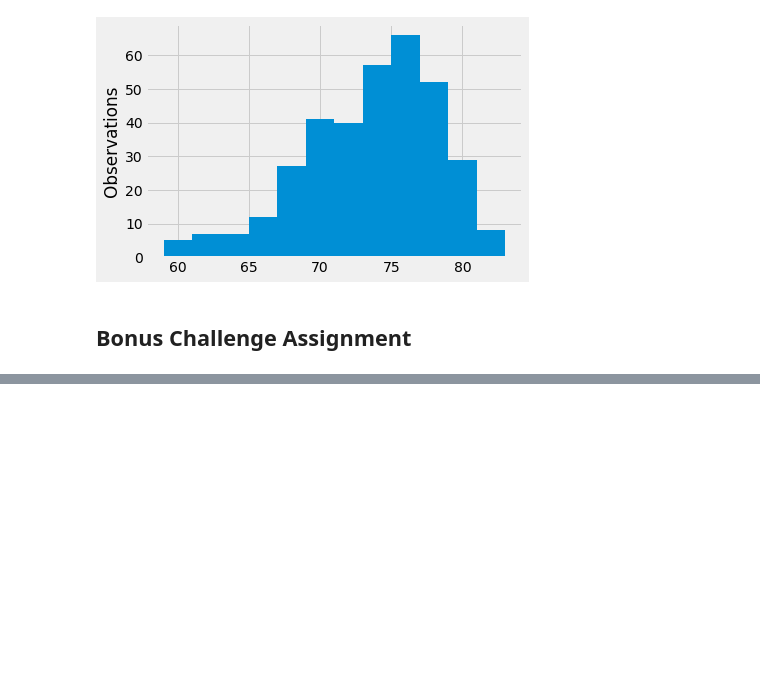
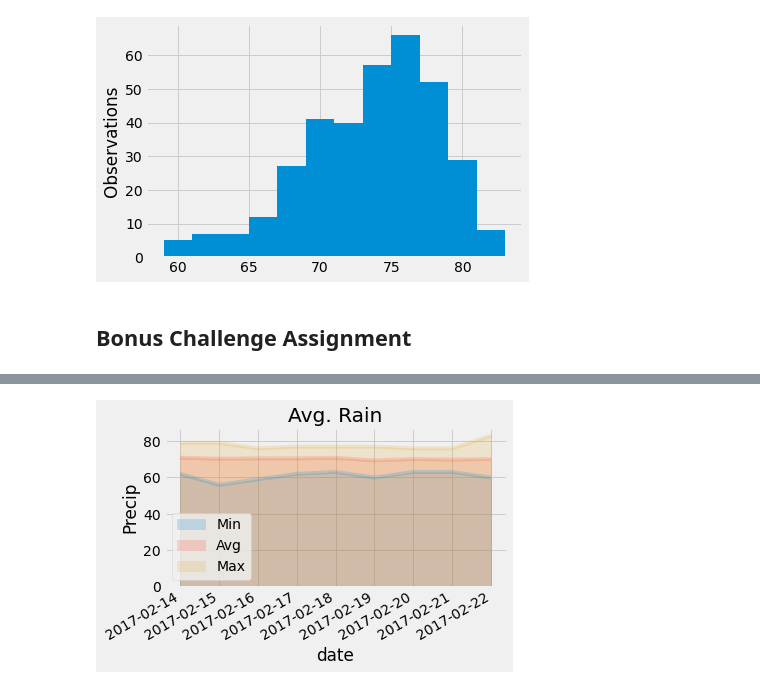
Before and after one commit to Joelcox518/sqlalchemy-challenge, a Jupyter notebook: climate_starter.ipynb, the cells around one changed output, grey strips where cells are left out. Saved outputs shown, nothing was run; the diff lists cells and outputs as text; code cells hidden in the pictures; blank space fills up the shorter version.

```diff
--- a/climate_starter.ipynb
+++ b/climate_starter.ipynb
@@ -209,7 +251,7 @@ def daily_normals(date):
 
     """
 
-    sel = [func.min(Measurement.tobs), func.avg(Measurement.tobs), func.max(Measurement.tobs)]
-    return session.query(*sel).filter(func.strftime("%m-%d", Measurement.date) == date).all()
+    sel = [func.min(measurement.tobs), func.avg(measurement.tobs), func.max(measurement.tobs)]
+    return session.query(*sel).filter(func.strftime("%m-%d", measurement.date) == date).all()
 
 daily_normals("01-01")
@@ -216,11 +260,22 @@ daily_normals("01-01")
 # %%
 # calculate the daily normals for your trip
 # push each tuple of calculations into a list called `normals`
+
+start_date= '2017-02-14'
+end_date= '2017-02-22'
 
 # Set the start and end date of the trip
 
 # Use the start and end date to create a range of dates
 
+date_range= pd.date_range(start_date, end_date, freq="D")
+
 # Stip off the year and save a list of %m-%d strings
 
+month_day=date_range.strftime('%m-%d')
+daily_temp= []
+
 # Loop through the list of %m-%d strings and calculate the normals for each date
+for date in month_day:
+    daily_temp.append(*daily_normals(date))
+daily_temp
@@ -227,2 +292,6 @@ daily_normals("01-01")
 # %%
 # Load the previous query results into a Pandas DataFrame and add the `trip_dates` range as the `date` index
+daily_df= pd.DataFrame(daily_temp, columns=['Min', 'Avg', 'Max'])
+daily_df['date']= date_range
+daily_df.set_index(['date'], inplace= True)
+daily_df
@@ -229,2 +310,10 @@ daily_normals("01-01")
 # %%
 # Plot the daily normals as an area plot with `stacked=False`
+daily_df.plot(kind='area', stacked= False, x_compat=True, alpha= .2)
+plt.ylabel('Precip')
+plt.title('Avg. Rain')
+plt.savefig("images/vacationprec.jpeg")
+
+plt.tight_layout()
+# %% [output]
+[figure, added]
```
Also changed, not shown: parts of 9 cells of this notebook, 3 other files.
